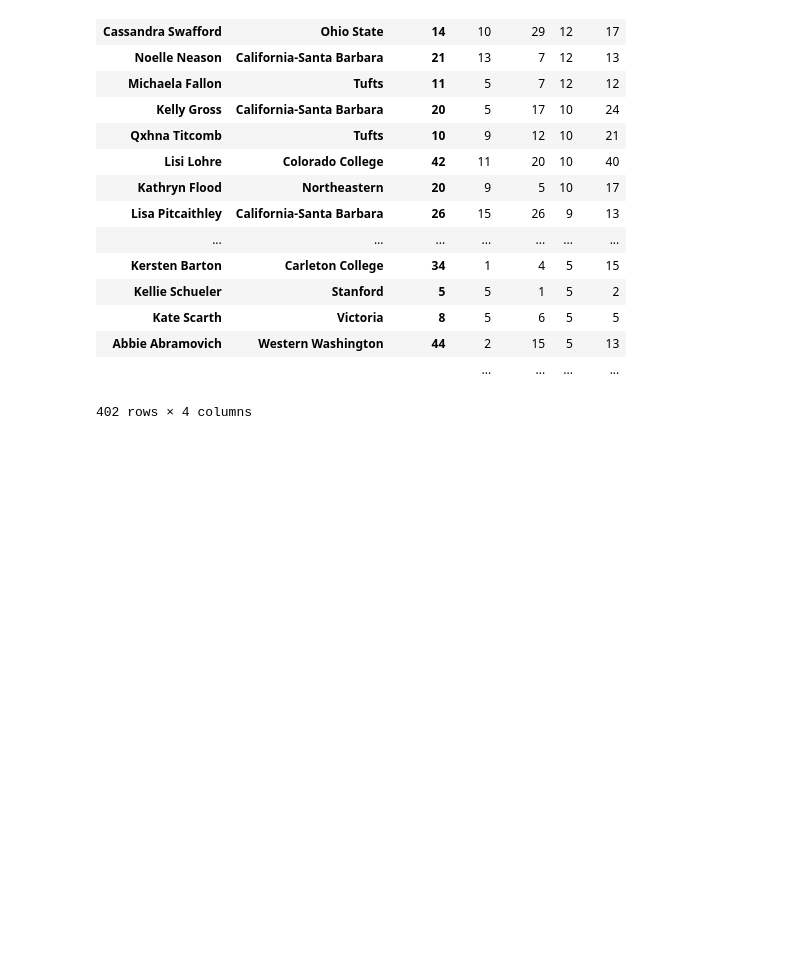
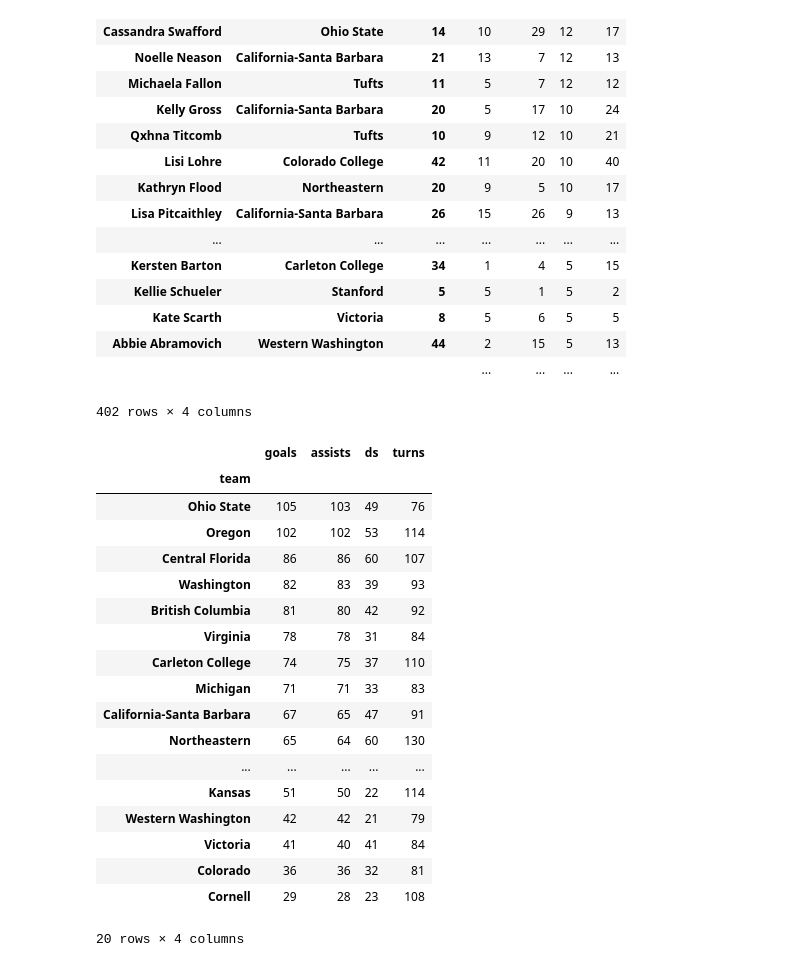
Before and after one commit to llimllib/2014collegechamps, a Jupyter notebook: Womens Stats.ipynb, the cells around one changed output. Drawn from its saved outputs; the diff is of its cells as text; code cells hidden in the pictures; blank space fills up the shorter version.

```diff
--- a/Womens Stats.ipynb
+++ b/Womens Stats.ipynb
@@ -137,3 +140,26 @@ totals.sort_index(by="ds", ascending=False)
 | Abbie Abramovich | Western Washington | 44 | 2 | 15 | 5 | 13 |
 |  |  |  | ... | ... | ... | ... |
 402 rows × 4 columns
+# %%
+teamtots = df[["team", "goals", "assists", "ds", "turns"]].groupby(["team"]).sum()
+teamtots.sort_index(by="goals", ascending=False)
+# %% [output]
+|  | goals | assists | ds | turns |
+| team |  |  |  |  |
+| Ohio State | 105 | 103 | 49 | 76 |
+| Oregon | 102 | 102 | 53 | 114 |
+| Central Florida | 86 | 86 | 60 | 107 |
+| Washington | 82 | 83 | 39 | 93 |
+| British Columbia | 81 | 80 | 42 | 92 |
+| Virginia | 78 | 78 | 31 | 84 |
+| Carleton College | 74 | 75 | 37 | 110 |
+| Michigan | 71 | 71 | 33 | 83 |
+| California-Santa Barbara | 67 | 65 | 47 | 91 |
+| Northeastern | 65 | 64 | 60 | 130 |
+| ... | ... | ... | ... | ... |
+| Kansas | 51 | 50 | 22 | 114 |
+| Western Washington | 42 | 42 | 21 | 79 |
+| Victoria | 41 | 40 | 41 | 84 |
+| Colorado | 36 | 36 | 32 | 81 |
+| Cornell | 29 | 28 | 23 | 108 |
+20 rows × 4 columns
```
Also changed, not shown: parts of 2 cells of this notebook, 1 other file.
